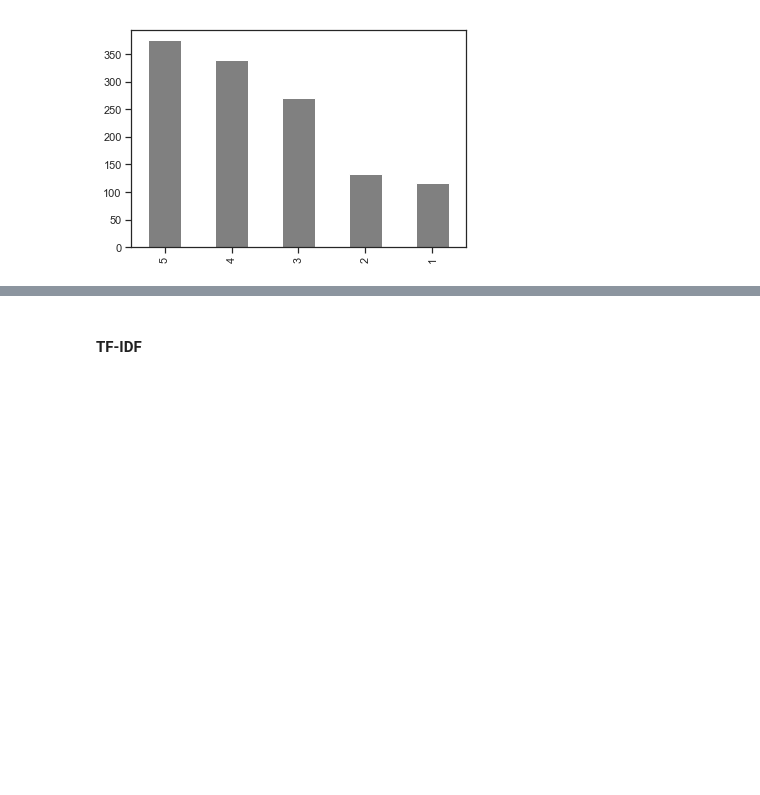
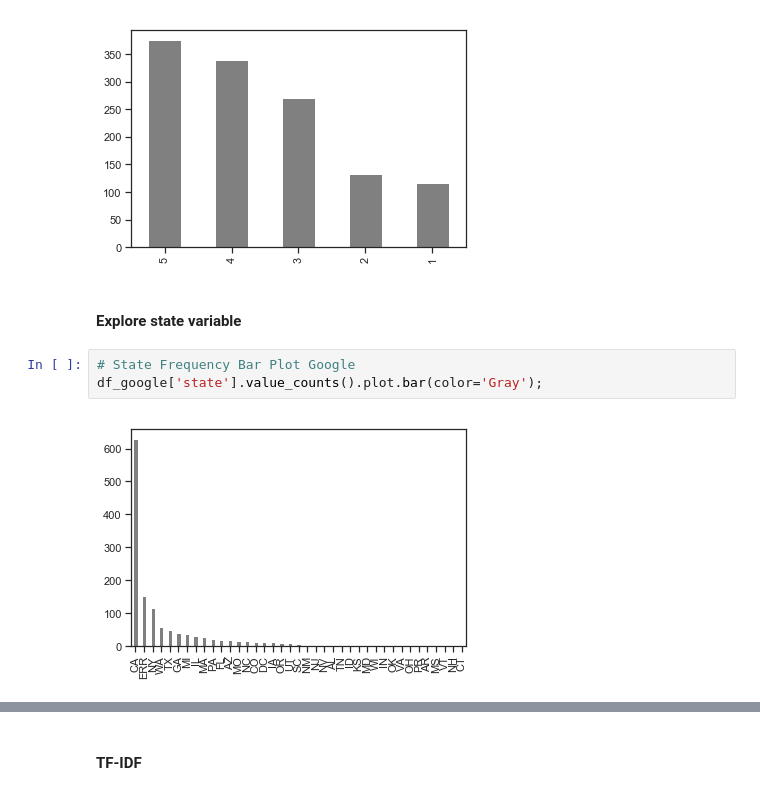
Before and after one commit to chris10davies/MSDS692-Data-Science-Practicum, a Jupyter notebook: reviews.ipynb, the cells around one changed output, grey strips where cells are left out. Drawn from its saved outputs; the diff is of its cells as text; blank space fills up the shorter version.

```diff
--- a/reviews.ipynb
+++ b/reviews.ipynb
@@ -405,3 +438,10 @@ Name: rating, dtype: float64
 df_tesla['rating'].value_counts().plot.bar(color='Gray');
 # %% [output]
 [figure]
+# %% [markdown]
+#### Explore state variable
+# %%
+# State Frequency Bar Plot Google
+df_google['state'].value_counts().plot.bar(color='Gray');
+# %% [output]
+[figure, added]
```
Also changed, not shown: parts of 139 cells of this notebook.
